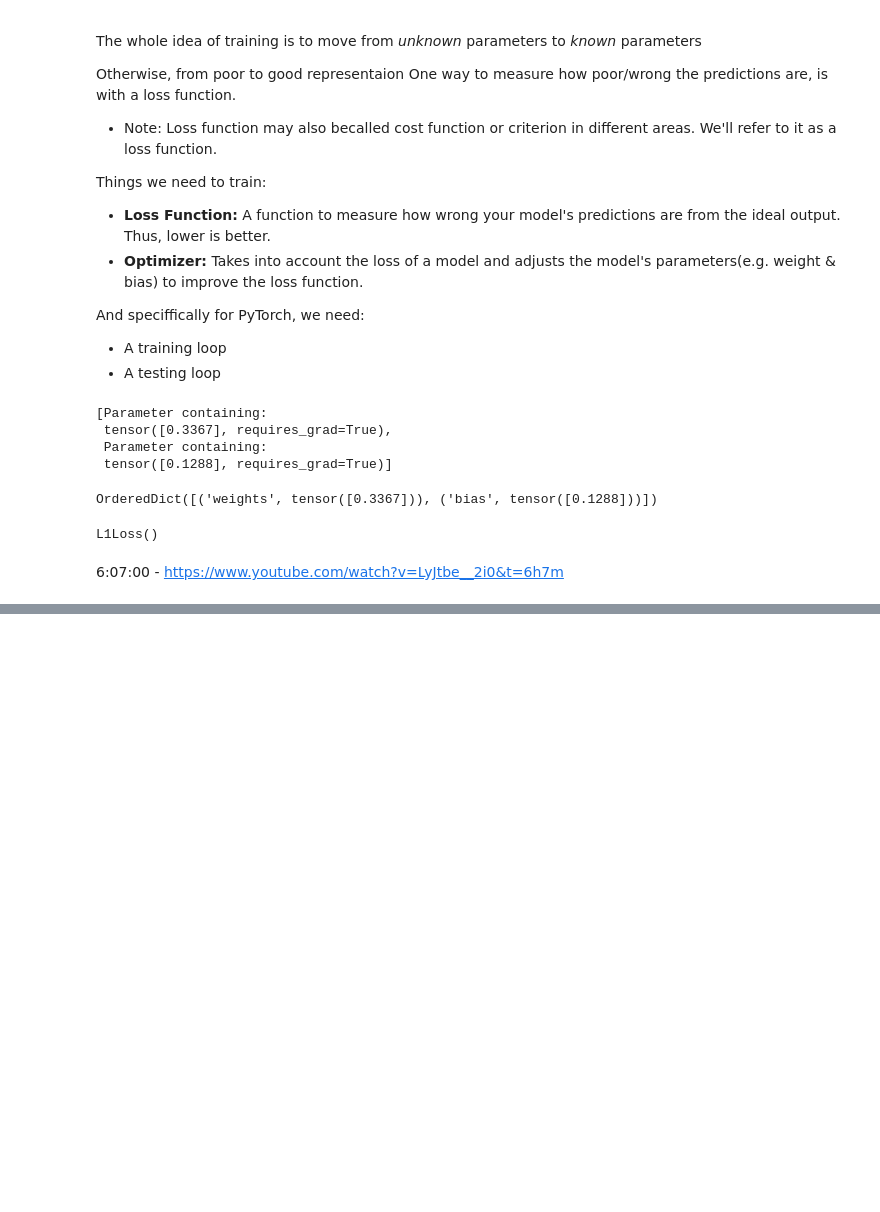
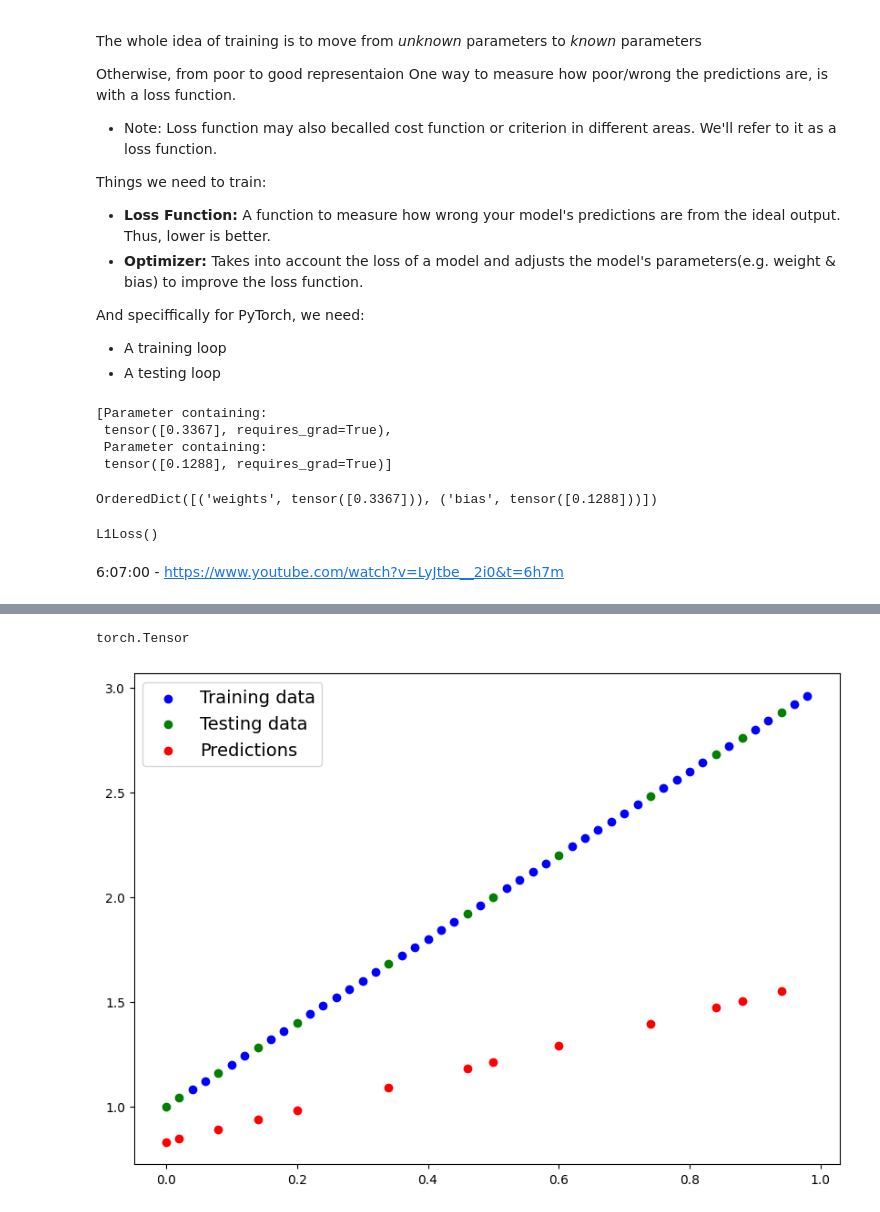
Before and after one commit to tfranke0814/pytorch-deep-learning, a Jupyter notebook: 01_pytorch_workflow_code.ipynb, the cells around one changed output, grey strips where cells are left out. Drawn from its saved outputs; the diff is of its cells as text; code cells hidden in the pictures; blank space fills up the shorter version.

```diff
--- a/01_pytorch_workflow_code.ipynb
+++ b/01_pytorch_workflow_code.ipynb
@@ -327,0 +650,24 @@ L1Loss()
+# %%
+class LinearRegressionModelV2(nn.Module):
+  def __init__(self):
+    super().__init__()
+
+    # self.weights = nn.Parameter(torch.randn(1, dtype=torch.float))
+    # self.bias = nn.Parameter(torch.randn(1, dtype=torch.float))
+
+    # Use nn.Linear() for creating the model parameters
+    # Linear transformation, probing layer, fully connected layer, dense layer, etc.
+    self.linear_layer = nn.Linear(in_features=1,
+                                  out_features=1)
+
+  def forward(self, x: torch.Tensor) -> torch.Tensor:
+    #return self.weights * x + self.bias # Corrected from self.weight to self.weights
+    return self.linear_layer(x)
+
+torch.manual_seed(42)
+model_1 = LinearRegressionModelV2()
+model_1.to(device)
+
+print(f"Model parameters: {model_1.state_dict()}")
+print(f"Model on device: {next(model_1.parameters()).device}")
+model_1, model_1.state_dict()
@@ -327,0 +698,8 @@ L1Loss()
+# %%
+type(model_1(X_test).detach().cpu())
+# %% [output]
+torch.Tensor
+# %%
+plot_predictions(predictions=model_1(X_test).detach().cpu())
+# %% [output]
+[figure, added]
```
Also changed, not shown: parts of 36 cells of this notebook.
